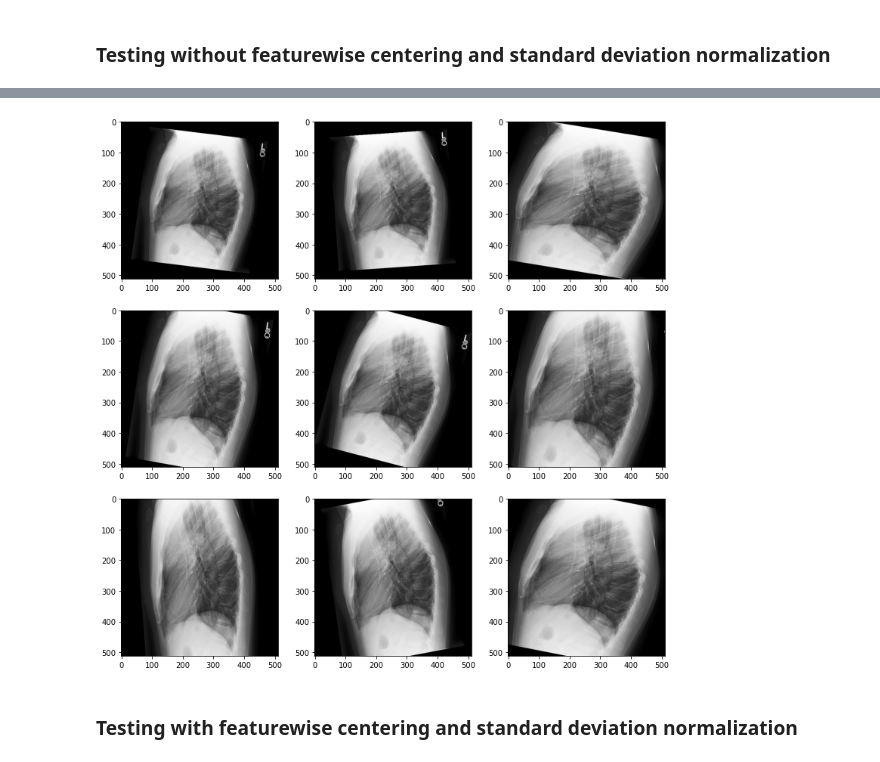
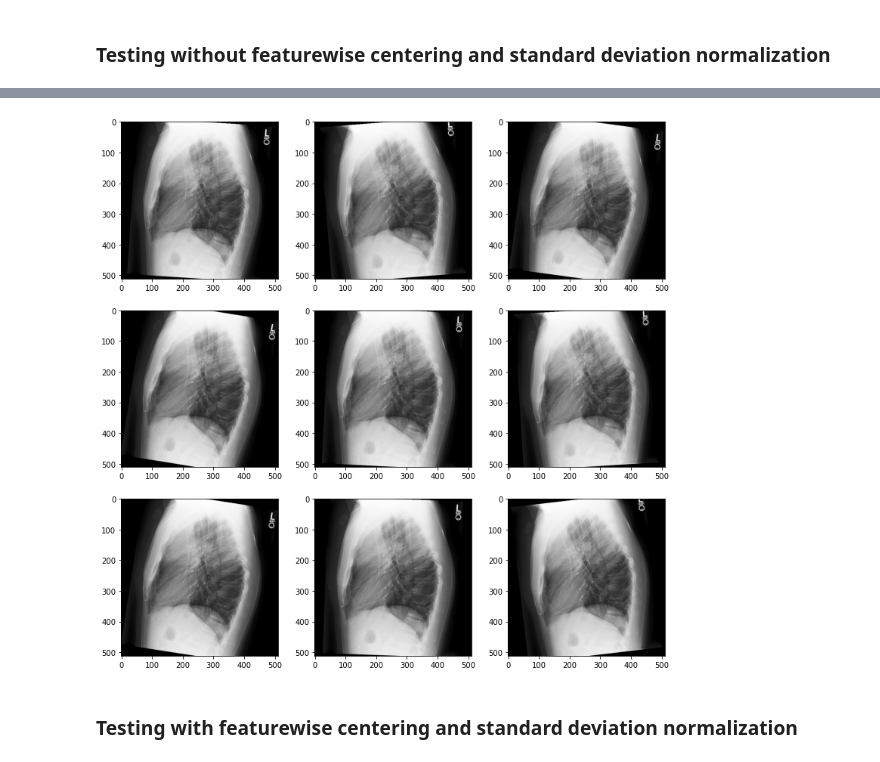
Before and after one commit to tamerthamoqa/CheXpert-multilabel-classification-tensorflow, a Jupyter notebook: misc/testing_data_augmentations/testing_image_data_augmentation_settings.ipynb, the cells around one changed output, grey strips where cells are left out. Cells and saved outputs as stored; diff of their text form; code cells hidden in the pictures.

```diff
--- a/misc/testing_data_augmentations/testing_image_data_augmentation_settings.ipynb
+++ b/misc/testing_data_augmentations/testing_image_data_augmentation_settings.ipynb
@@ -22,11 +22,9 @@ data = img_to_array(img)
 samples = expand_dims(data, 0)
 # create image data augmentation generator
 datagen = ImageDataGenerator(
-    rotation_range=15,
-    shear_range=0.2,
-    zoom_range=0.2,
+    rotation_range=10,
     fill_mode="constant",
-    cval=0.0
+    cval=0
 )
 
 # prepare iterator
@@ -49,36 +47,34 @@ pyplot.show()
 # %%
 # load the image
 img = load_img('test_images/patient00005_view2_lateral.png')
 # convert to numpy array
 data = img_to_array(img)
 # expand dimension to one sample
 samples = expand_dims(data, 0)
 # create image data augmentation generator
 datagen = ImageDataGenerator(
-    rotation_range=15,
-    shear_range=0.2,
-    zoom_range=0.2,
+    rotation_range=10,
     fill_mode="constant",
-    cval=0.0
+    cval=0
 )
 
 # prepare iterator
 it = datagen.flow(samples, batch_size=1)
 f = pyplot.figure(figsize=(13, 13))
 # generate samples and plot
 for i in range(9):
     # define subplot
     f.add_subplot(330 + 1 + i)
     # generate batch of images
     batch = it.next()
     # convert to unsigned integers for viewing
     image = batch[0].astype('uint8')
     # plot raw pixel data
     pyplot.imshow(image)
 # show the figure
 pyplot.show()
 # %% [output]
-[figure, old version]
+[figure, new version]
 # %% [markdown]
 ### Testing with featurewise centering and standard deviation normalization
 # %%
```
Also changed, not shown: parts of 4 cells of this notebook.
